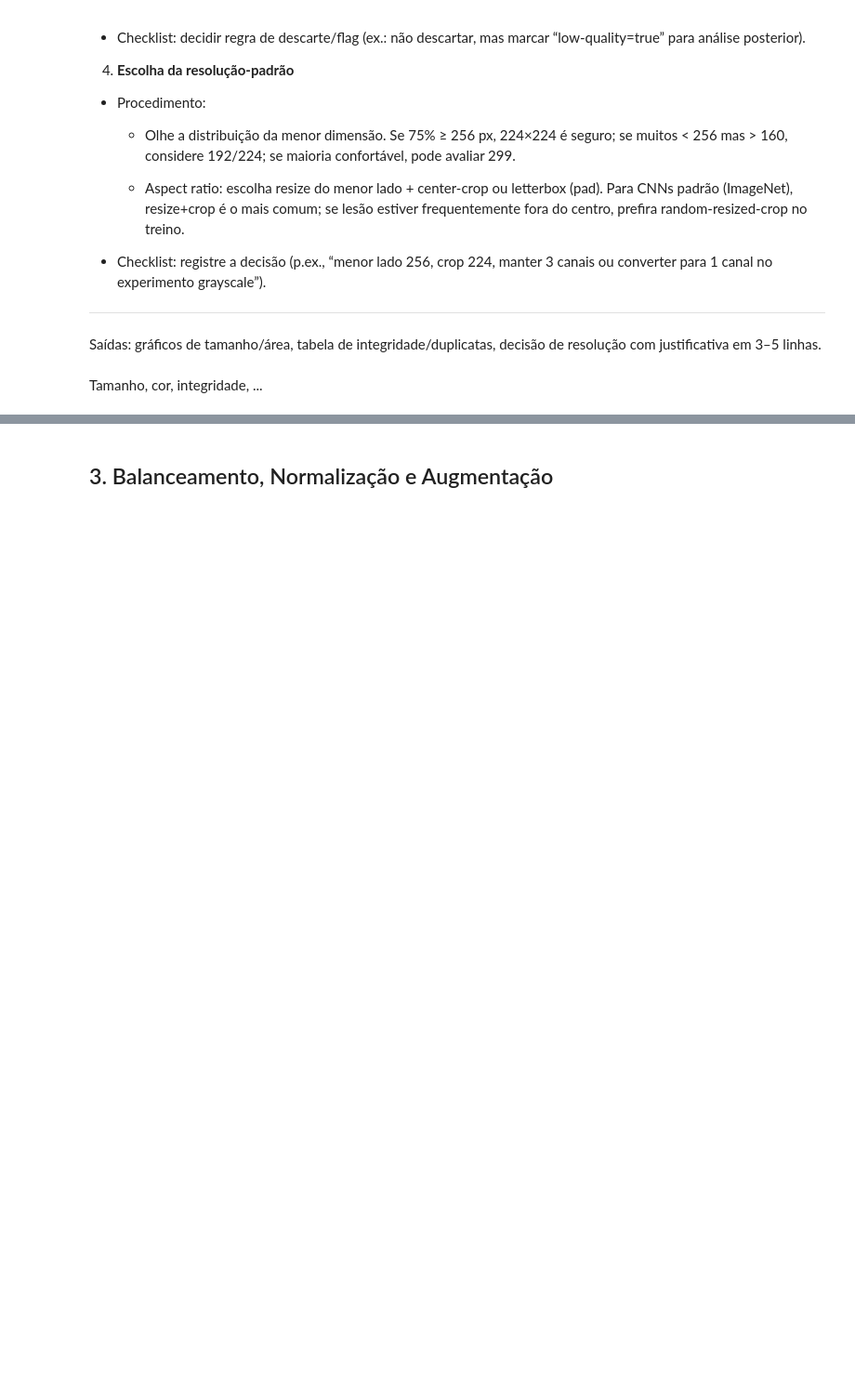
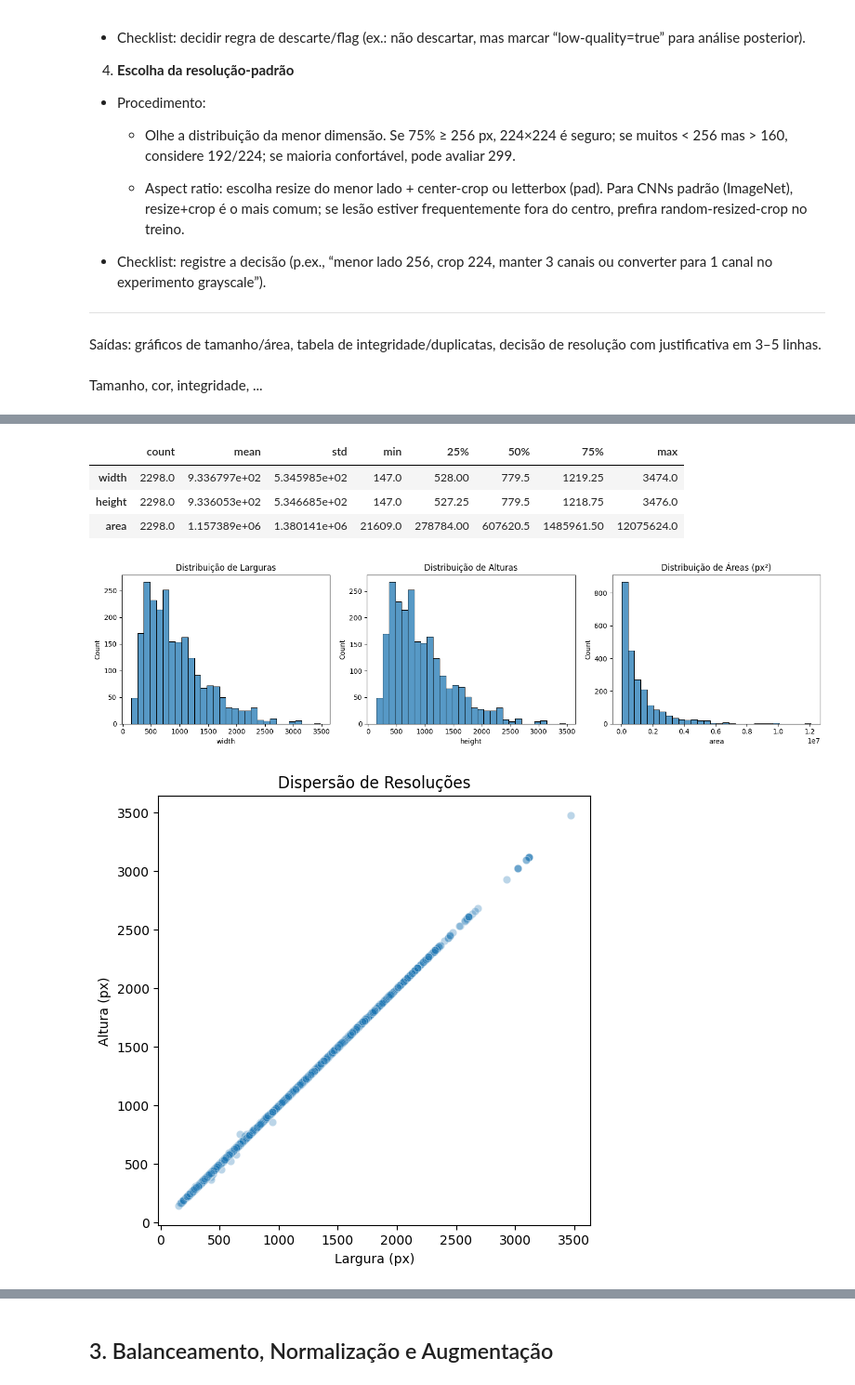
Before and after one commit to MariSegato/UFES-postgraduate-data-science-final-project, a Jupyter notebook: notebooks/dataset.ipynb, the cells around one changed output, grey strips where cells are left out. Shown at 93% size. Cells and saved outputs as stored; diff of their text form; code cells hidden in the pictures; blank space fills up the shorter version.

```diff
--- a/notebooks/dataset.ipynb
+++ b/notebooks/dataset.ipynb
@@ -487,0 +367,61 @@ plt.tight_layout(); plt.savefig("figures/02_bucket_bar.png")
+# %%
+# 1 - caminho da base das imagens
+DATA_PATH = "/content/drive/MyDrive/Colab Notebooks/UFES Pós IA CD/10. TCC/Dataset PAD-UFES-20/images/"
+
+# 2 - extrair dimensões largura, altura, área)
+widths, heights, areas = [], [], []
+
+for img_id in tqdm(metadata['img_id'], desc="Lendo imagens"):
+  try:
+    with Image.open(os.path.join(DATA_PATH, img_id)) as img:
+      w, h = img.size
+      widths.append(w)
+      heights.append(h)
+      areas.append(w * h)
+  except:
+    widths.append(np.nan)
+    heights.append(np.nan)
+    areas.append(np.nan)
+
+metadata["width"] = widths
+metadata["height"] = heights
+metadata["area"] = areas
+metadata["aspect_ratio"] = metadata["width"] / metadata["height"]
+
+# 3 - estatísticas gerais
+summary = metadata[["width", "height", "area"]].describe().T
+display(summary)
+
+# 4 - histogramas
+fig, axes = plt.subplots(1, 3, figsize=(15, 4))
+sns.histplot(metadata["width"], bins=30, ax=axes[0])
+axes[0].set_title("Distribuição de Larguras")
+sns.histplot(metadata["height"], bins=30, ax=axes[1])
+axes[1].set_title("Distribuição de Alturas")
+sns.histplot(metadata["area"], bins=30, ax=axes[2])
+axes[2].set_title("Distribuição de Áreas (px²)")
+plt.tight_layout()
+plt.show()
+
+# 5 - scatter (largura x altura)
+plt.figure(figsize=(6, 6))
+sns.scatterplot(x="width", y="height", data=metadata, alpha=0.3)
+plt.title("Dispersão de Resoluções")
+plt.xlabel("Largura (px)")
+plt.ylabel("Altura (px)")
+plt.show()
+
+# 6 - boxplot da menor dimensão
+metadata["min_dim"] = metadata[["width", "height"]].min(axis=1)
+plt.figure(figsize=(6, 4))
+sns.boxplot(x="min_dim", data=metadata)
+plt.title("Boxplot da Menor Dimensão da Imagem")
+plt.xlabel("Pixels")
+plt.show()
+# %% [output]
+|  | count | mean | std | min | 25% | 50% | 75% | max |
+| width | 2298.0 | 9.336797e+02 | 5.345985e+02 | 147.0 | 528.00 | 779.5 | 1219.25 | 3474.0 |
+| height | 2298.0 | 9.336053e+02 | 5.346685e+02 | 147.0 | 527.25 | 779.5 | 1218.75 | 3476.0 |
+| area | 2298.0 | 1.157389e+06 | 1.380141e+06 | 21609.0 | 278784.00 | 607620.5 | 1485961.50 | 12075624.0 |
+[figure, added]
+[figure, added]
```
Also changed, not shown: parts of 14 cells of this notebook.
